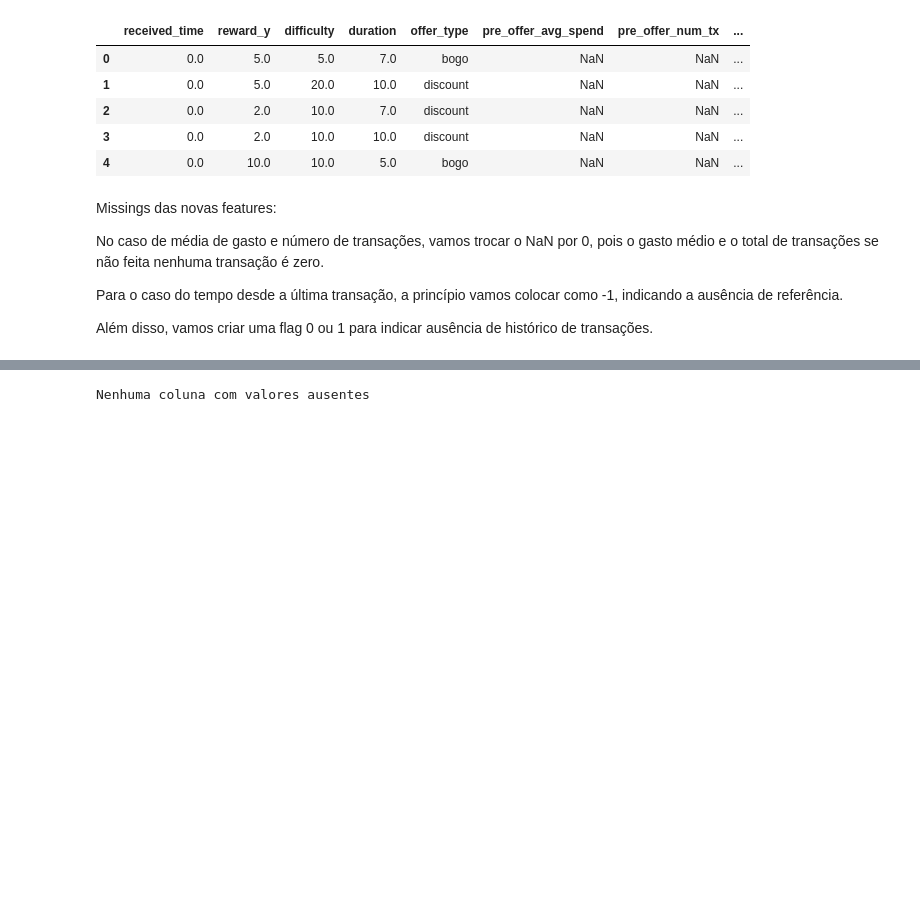
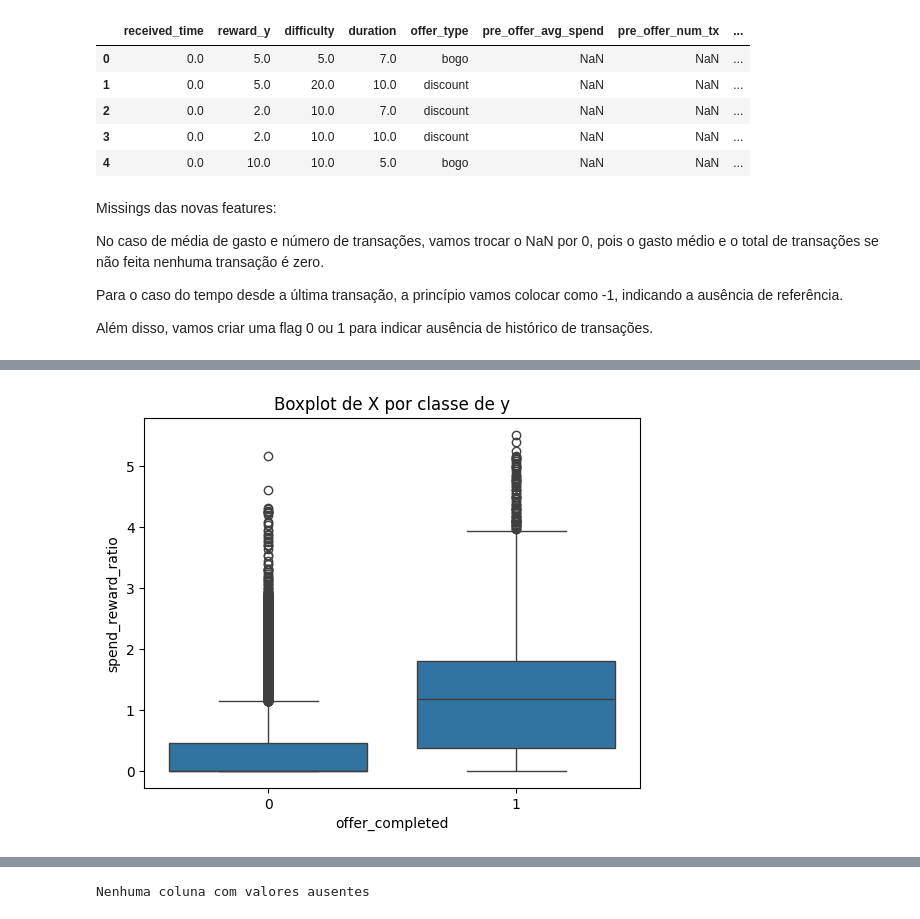
Before and after one commit to Matheus-Santos3778/xingbake, a Jupyter notebook: data_analysis.ipynb, the cells around one changed output, grey strips where cells are left out. Cells and saved outputs as stored; diff of their text form; code cells hidden in the pictures; blank space fills up the shorter version.

```diff
--- a/data_analysis.ipynb
+++ b/data_analysis.ipynb
@@ -343,13 +349,12 @@ def preprocess_profile_data(df):
 
     #Age
     age_missing_mask = df['age'] == 118
-    df['age_missing'] = age_missing_mask.astype(int)
     age_median = df.loc[~age_missing_mask, 'age'].median()
     df.loc[age_missing_mask, 'age'] = age_median
 
     #Income
     income_missing_mask = df['income'].isna()
-    df['income_missing'] = income_missing_mask.astype(int)
+    df['agi_missing'] = income_missing_mask.astype(int)
     df['income'] = df['income'].fillna(df['income'].median())
 
     #Gender
@@ -449,0 +471,6 @@ data.head()
+# %%
+sns.boxplot(data=data, x='offer_completed', y='spend_reward_ratio')
+plt.title('Boxplot de X por classe de y')
+plt.show()
+# %% [output]
+[figure, added]
```
Also changed, not shown: parts of 35 cells of this notebook.
